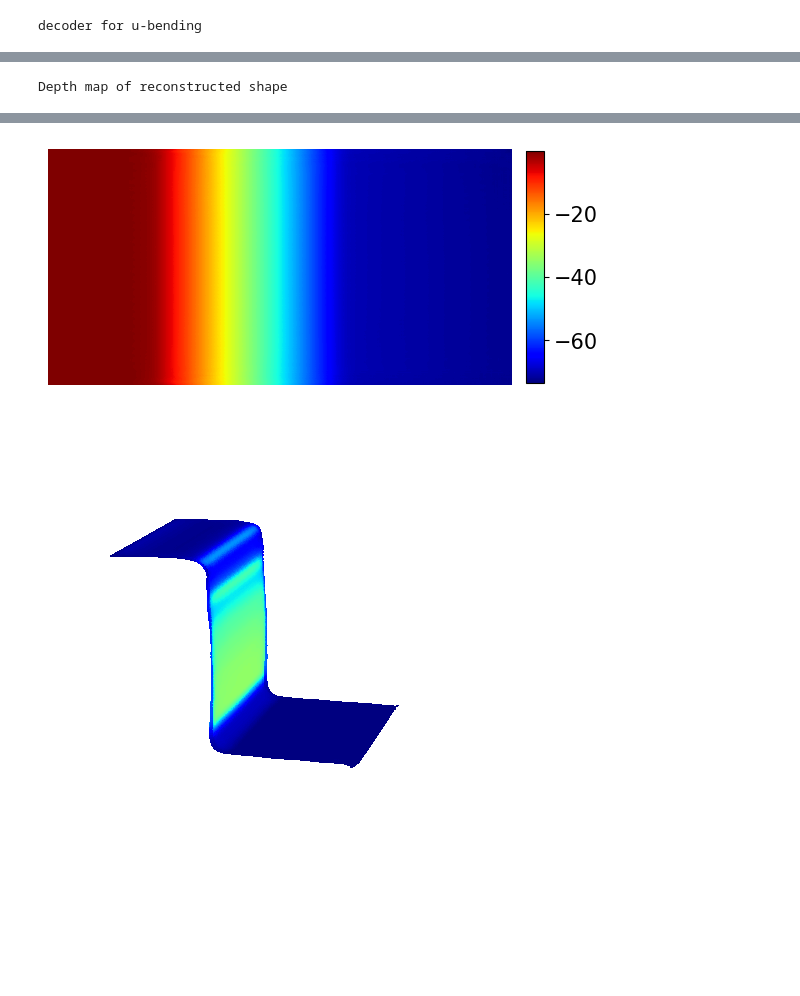
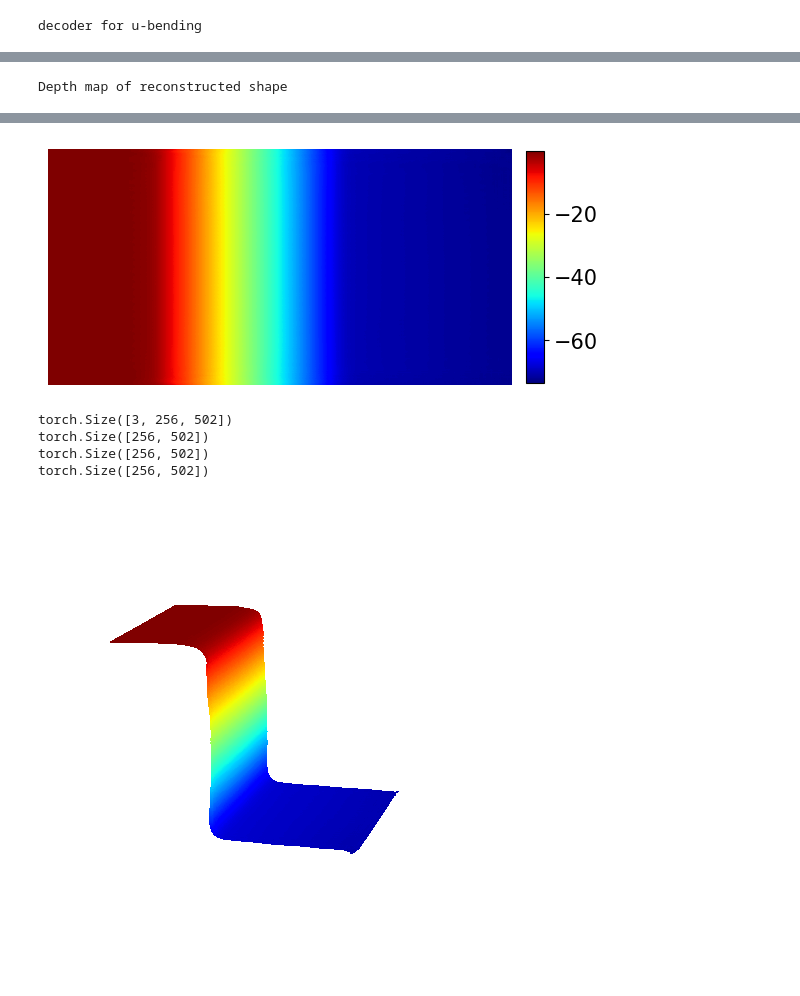
Before and after one commit to 1alex2lee/masters_3d, a Jupyter notebook: test_ubending_plot.ipynb, the cells around one changed output, grey strips where cells are left out. Drawn from its saved outputs; the diff is of its cells as text; code cells hidden in the pictures; blank space fills up the shorter version.

```diff
--- a/test_ubending_plot.ipynb
+++ b/test_ubending_plot.ipynb
@@ -270,7 +274,9 @@ cbar = plt.colorbar(fraction=0.036, pad=0.03, aspect=13)
 cbar.ax.tick_params(labelsize=15)
 plt.show()
 
-geometryPositionsImageTo3DPoints(postStampingAndSpringbackGeometryPositions, thinningField, vmax = 0.2, vmin=0)
+# geometryPositionsImageTo3DPoints(postStampingAndSpringbackGeometryPositions, thinningField, vmax = 0.2, vmin=0)
+# geometryPositionsImageTo3DPoints(postStampingAndSpringbackGeometryPositions, totalDisplacementField[0], vmax = totalDisplacementField[0].max(), vmin=totalDisplacementField[0].min())
+geometryPositionsImageTo3DPoints(postStampingAndSpringbackGeometryPositions, totalDisplacementField[-1], vmax = totalDisplacementField[-1].max(), vmin=totalDisplacementField[-1].min())
 
 # postStampingAndSpringbackGeometryPositions = torch.reshape(postStampingAndSpringbackGeometryPositions, (128512,3)).detach().numpy()
 # postStampingAndSpringbackGeometryPositions = torch.squeeze(postStampingAndSpringbackGeometryPositions)
@@ -278,31 +284,35 @@ geometryPositionsImageTo3DPoints(postStampingAndSpringbackGeometryPositions, thi
 # postStampingAndSpringbackGeometryPositions = postStampingAndSpringbackGeometryPositions.flatten(1,2)
 # print(postStampingAndSpringbackGeometryPositions.shape)
 # postStampingAndSpringbackGeometryPositions = torch.transpose(postStampingAndSpringbackGeometryPositions, 0, 1).detach().numpy()
 # print(postStampingAndSpringbackGeometryPositions.shape)
 
 
 # Use Open3D to plot smooth surface
 # pcd = o3d.geometry.PointCloud()
 # pcd.points = o3d.utility.Vector3dVector(postStampingAndSpringbackGeometryPositions)
 # o3d.visualization.draw_geometries([pcd])
 # Create and estimate normals
 # pcd.normals =  o3d.utility.Vector3dVector(np.zeros((1,3)))
 # pcd.estimate_normals()
 # alpha = 0.03
 # o3dmesh = o3d.geometry.TriangleMesh.create_from_point_cloud_alpha_shape(pcd, alpha)
 # o3dmesh.compute_vertex_normals()
 # o3dmesh, densities = o3d.geometry.TriangleMesh.create_from_point_cloud_poisson(pcd, depth=9)
 # radii = [0.005, 0.01, 0.02, 0.04]
 # o3dmesh = o3d.geometry.TriangleMesh.create_from_point_cloud_ball_pivoting(pcd, o3d.utility.DoubleVector(radii))
 # %% [output]
 [figure]
 [figure]
 Depth map of reconstructed shape
 [figure]
 [figure]
 [figure]
 [figure]
 [figure]
 [figure]
 [figure]
+torch.Size([3, 256, 502])
+torch.Size([256, 502])
+torch.Size([256, 502])
+torch.Size([256, 502])
-[figure, old version]
+[figure, new version]
```
Also changed, not shown: parts of 1 cell of this notebook.
